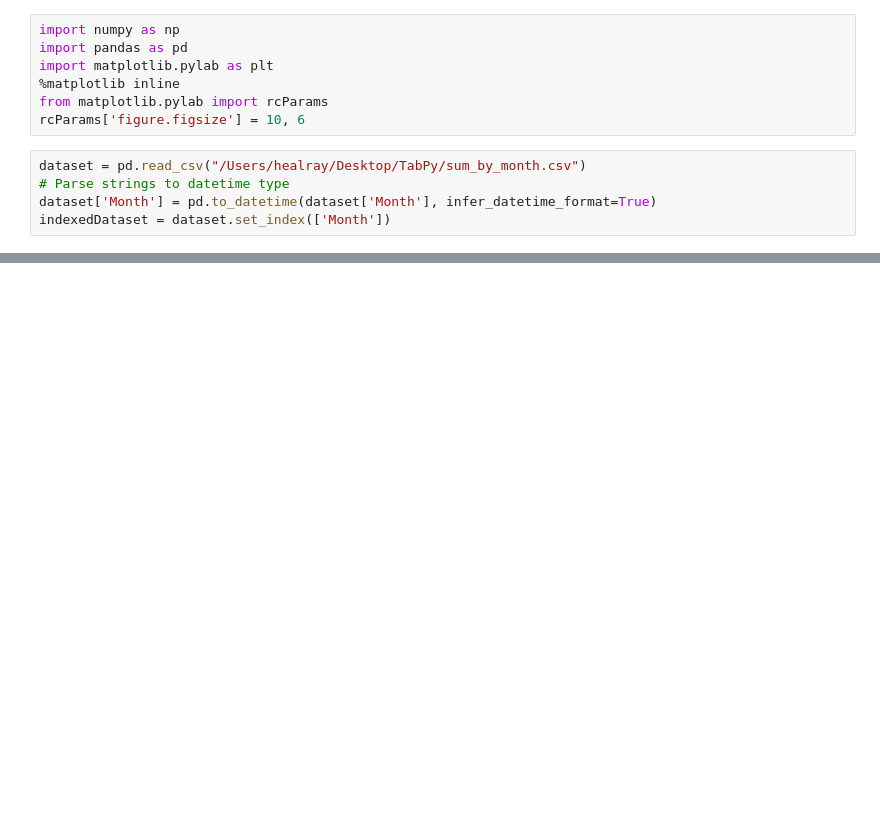
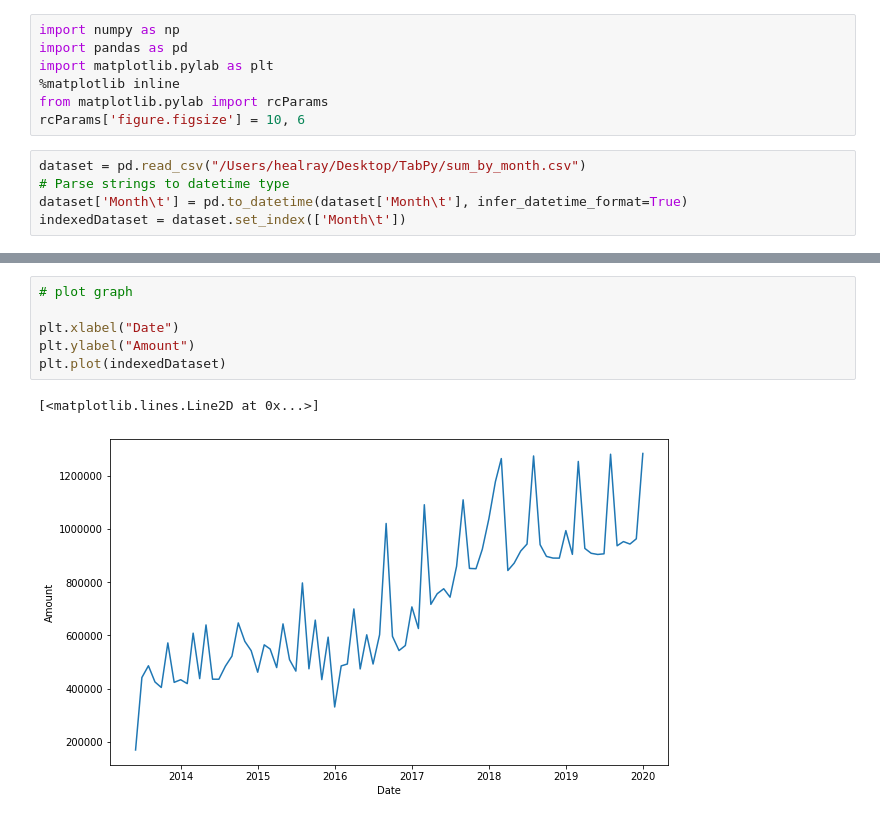
Before and after one commit to lesliehealray/forecasting_expenses, a Jupyter notebook: forecast_ARIMA_model.ipynb, the cells around one changed output, grey strips where cells are left out. Cells and saved outputs as stored; diff of their text form; blank space fills up the shorter version.

```diff
--- a/forecast_ARIMA_model.ipynb
+++ b/forecast_ARIMA_model.ipynb
@@ -8,5 +8,5 @@ rcParams['figure.figsize'] = 10, 6
 # %%
 dataset = pd.read_csv("/Users/healray/Desktop/TabPy/sum_by_month.csv")
 # Parse strings to datetime type
-dataset['Month'] = pd.to_datetime(dataset['Month'], infer_datetime_format=True)
-indexedDataset = dataset.set_index(['Month'])
+dataset['Month\t'] = pd.to_datetime(dataset['Month\t'], infer_datetime_format=True)
+indexedDataset = dataset.set_index(['Month\t'])
@@ -20,0 +25,9 @@ NameError: name 'indexedDataset' is not defined
+# %%
+# plot graph
+
+plt.xlabel("Date")
+plt.ylabel("Amount")
+plt.plot(indexedDataset)
+# %% [output]
+[<matplotlib.lines.Line2D at 0x...>]
+[figure, added]
```
Also changed, not shown: parts of 3 cells of this notebook.
